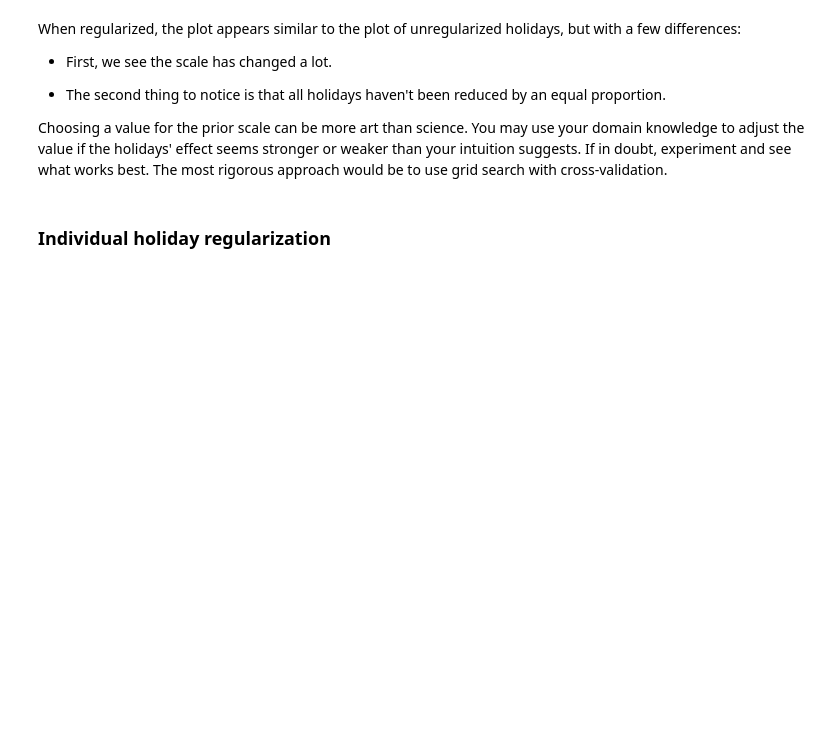
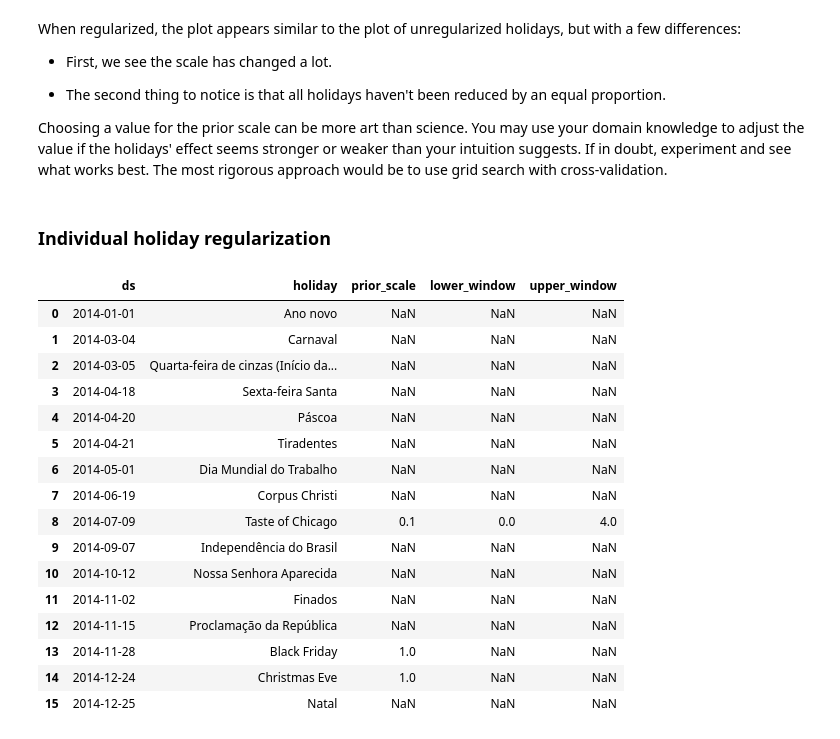
Before and after one commit to caiosainvallio/time-series, a Jupyter notebook: prophet/04_holidays.ipynb, the cells around one changed output. Drawn from its saved outputs; the diff is of its cells as text; code cells hidden in the pictures; blank space fills up the shorter version.

```diff
--- a/prophet/04_holidays.ipynb
+++ b/prophet/04_holidays.ipynb
@@ -289,3 +289,5 @@ than your intuition suggests. If in doubt, experiment and see what works best. T
 rigorous approach would be to use grid search with cross-validation.
 # %% [markdown]
 ### Individual holiday regularization
+# %%
+holidays = make_holidays_df(year_list=year_list, country='BRA')
@@ -291,0 +308,14 @@ rigorous approach would be to use grid search with cross-validation.
+# %%
+christmas_eve = pd.DataFrame({
+    'holiday': 'Christmas Eve',
+    'ds': pd.to_datetime(
+        [
+            '2014-12-24',
+            '2015-12-24',
+            '2016-12-24',
+            '2017-12-24',
+            '2018-12-24'
+        ]
+    ),
+    'prior_scale': 1
+})
@@ -291,0 +340,20 @@ rigorous approach would be to use grid search with cross-validation.
+# %%
+holidays.head(16)
+# %% [output]
+|  | ds | holiday | prior_scale | lower_window | upper_window |
+| 0 | 2014-01-01 | Ano novo | NaN | NaN | NaN |
+| 1 | 2014-03-04 | Carnaval | NaN | NaN | NaN |
+| 2 | 2014-03-05 | Quarta-feira de cinzas (Início da... | NaN | NaN | NaN |
+| 3 | 2014-04-18 | Sexta-feira Santa | NaN | NaN | NaN |
+| 4 | 2014-04-20 | Páscoa | NaN | NaN | NaN |
+| 5 | 2014-04-21 | Tiradentes | NaN | NaN | NaN |
+| 6 | 2014-05-01 | Dia Mundial do Trabalho | NaN | NaN | NaN |
+| 7 | 2014-06-19 | Corpus Christi | NaN | NaN | NaN |
+| 8 | 2014-07-09 | Taste of Chicago | 0.1 | 0.0 | 4.0 |
+| 9 | 2014-09-07 | Independência do Brasil | NaN | NaN | NaN |
+| 10 | 2014-10-12 | Nossa Senhora Aparecida | NaN | NaN | NaN |
+| 11 | 2014-11-02 | Finados | NaN | NaN | NaN |
+| 12 | 2014-11-15 | Proclamação da República | NaN | NaN | NaN |
+| 13 | 2014-11-28 | Black Friday | 1.0 | NaN | NaN |
+| 14 | 2014-12-24 | Christmas Eve | 1.0 | NaN | NaN |
+| 15 | 2014-12-25 | Natal | NaN | NaN | NaN |
```
Also changed, not shown: parts of 7 cells of this notebook.
